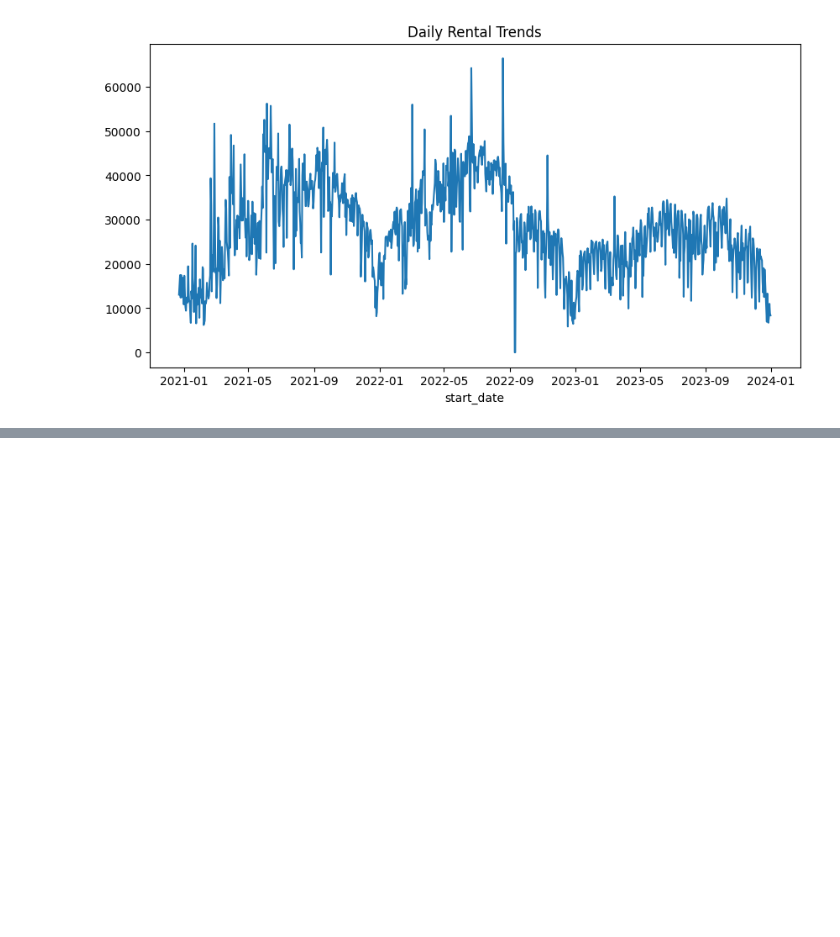
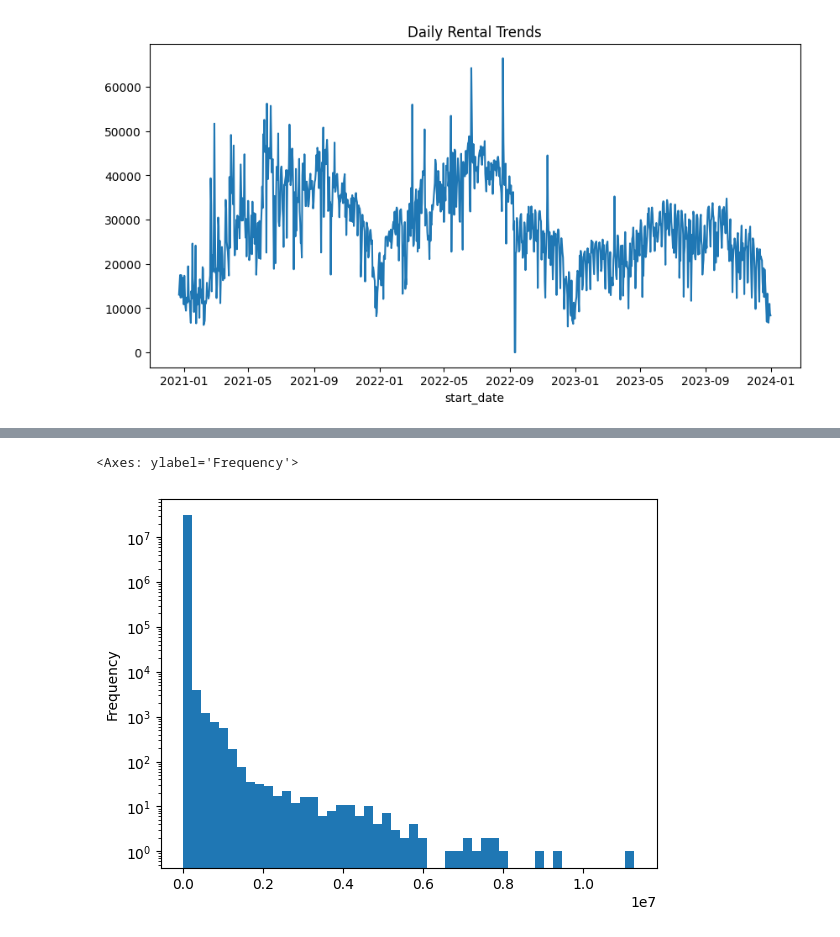
Before and after one commit to KarlMeierMattern/cycling-tfl, a Jupyter notebook: main.ipynb, the cells around one changed output, grey strips where cells are left out. Cells and saved outputs as stored; diff of their text form; code cells hidden in the pictures; blank space fills up the shorter version.

```diff
--- a/main.ipynb
+++ b/main.ipynb
@@ -470,0 +535,5 @@ df_combined['start_date'].dt.date.value_counts().sort_index().plot(
+# %%
+df_combined['duration'].plot(kind='hist', bins=50, logy=True)  # Log scale for visibility
+# %% [output]
+<Axes: ylabel='Frequency'>
+[figure, added]
```
Also changed, not shown: parts of 41 cells of this notebook.
